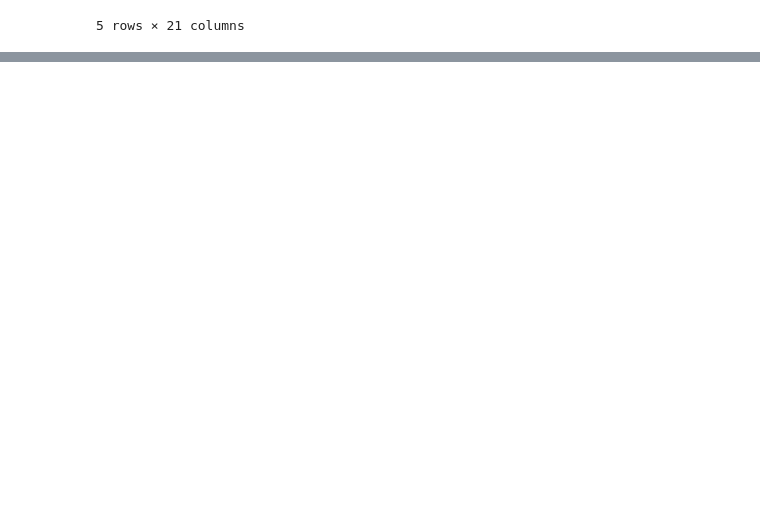
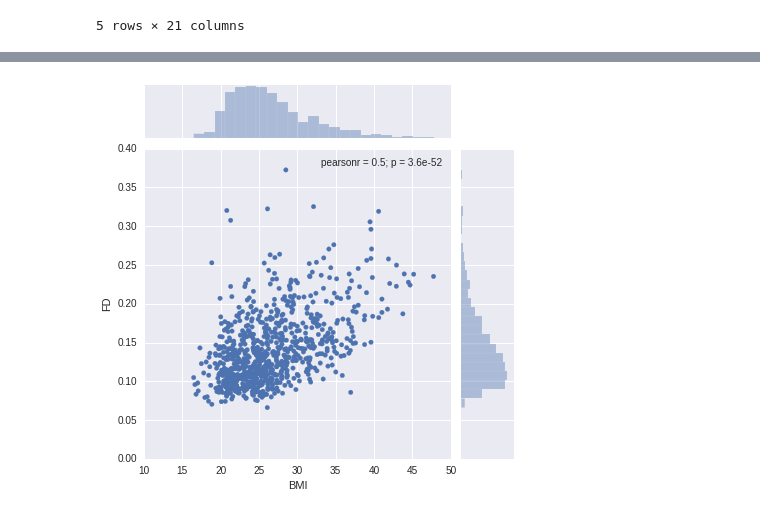
Before and after one commit to SIMEXP/hcp, a Jupyter notebook: HCP_pheno-corr_sensory-motor.ipynb, the cells around one changed output, grey strips where cells are left out. Cells and saved outputs as stored; diff of their text form; code cells hidden in the pictures; blank space fills up the shorter version.

```diff
--- a/HCP_pheno-corr_sensory-motor.ipynb
+++ b/HCP_pheno-corr_sensory-motor.ipynb
@@ -42,0 +74,4 @@ sns.heatmap(corr, cmap=cmap,vmax=0.8,
+# %%
+sns.jointplot(x="BMI", y="FD", data=data_subset);
+# %% [output]
+[figure, added]
```
Also changed, not shown: parts of 14 cells of this notebook.
